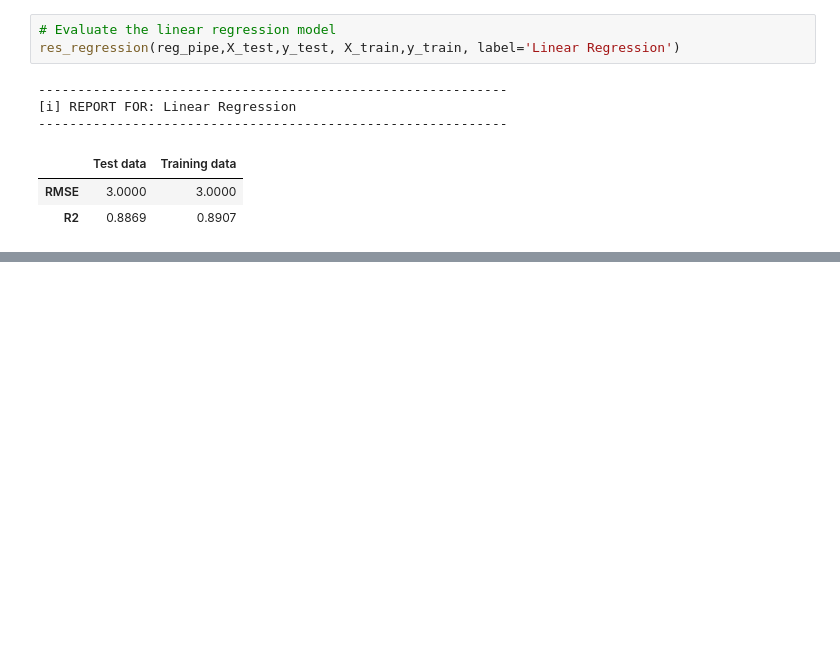
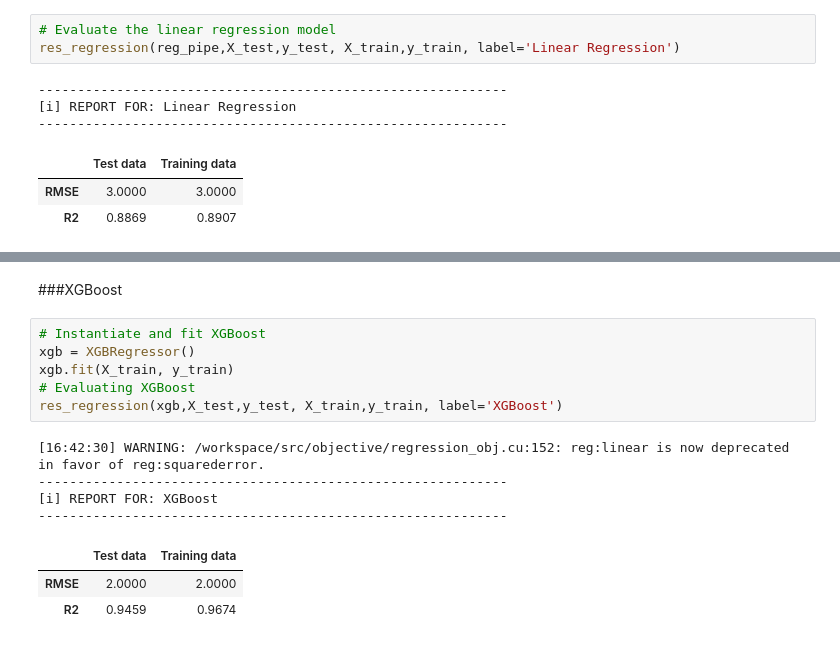
Before and after one commit to AkindeKadjo/Life_Expectancy_prediction, a Jupyter notebook: Life_Expectancy.ipynb, the cells around one changed output, grey strips where cells are left out. Drawn from its saved outputs; the diff is of its cells as text; blank space fills up the shorter version.

```diff
--- a/Life_Expectancy.ipynb
+++ b/Life_Expectancy.ipynb
@@ -373,0 +422,16 @@ res_regression(reg_pipe,X_test,y_test, X_train,y_train, label='Linear Regression
+# %% [markdown]
+###XGBoost
+# %%
+# Instantiate and fit XGBoost
+xgb = XGBRegressor()
+xgb.fit(X_train, y_train)
+# Evaluating XGBoost
+res_regression(xgb,X_test,y_test, X_train,y_train, label='XGBoost')
+# %% [output]
+[16:42:30] WARNING: /workspace/src/objective/regression_obj.cu:152: reg:linear is now deprecated in favor of reg:squarederror.
+------------------------------------------------------------
+[i] REPORT FOR: XGBoost
+------------------------------------------------------------
+|  | Test data | Training data |
+| RMSE | 2.0000 | 2.0000 |
+| R2 | 0.9459 | 0.9674 |
```
Also changed, not shown: parts of 8 cells of this notebook.
